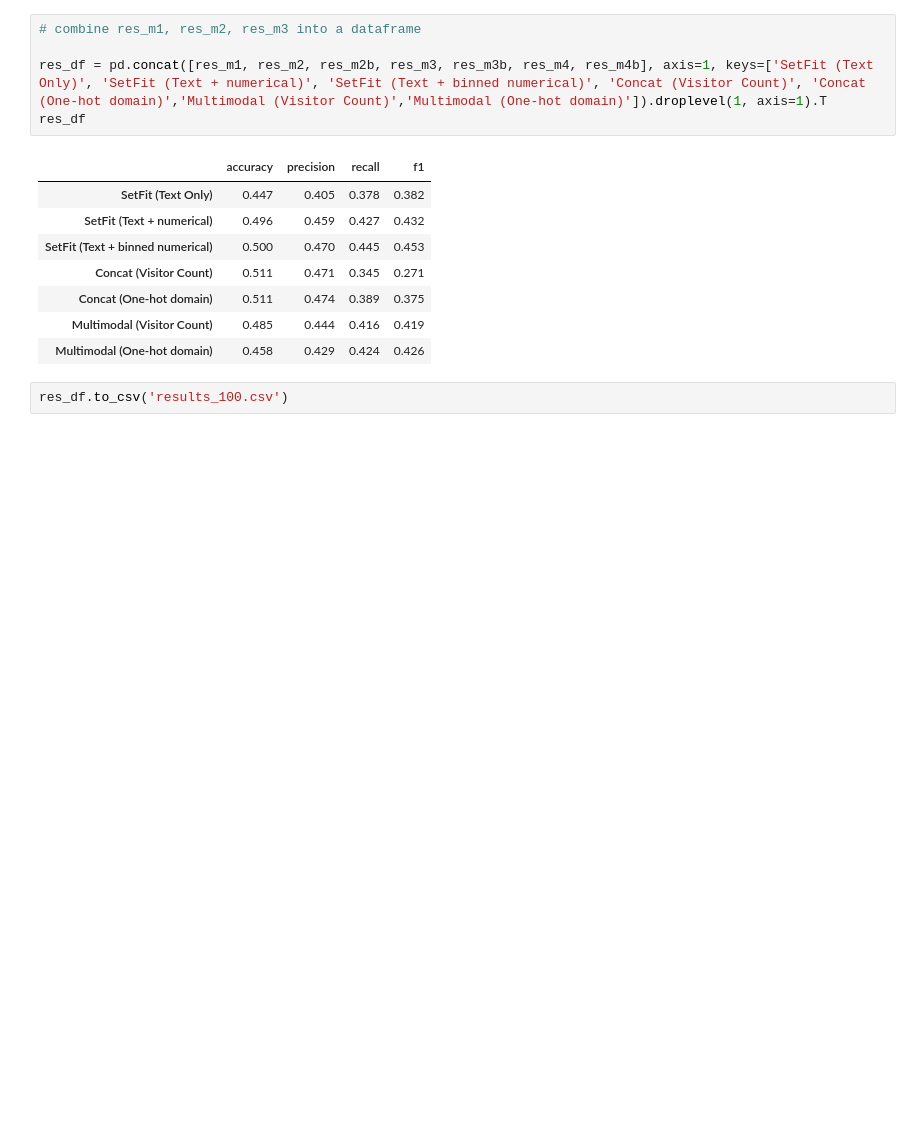
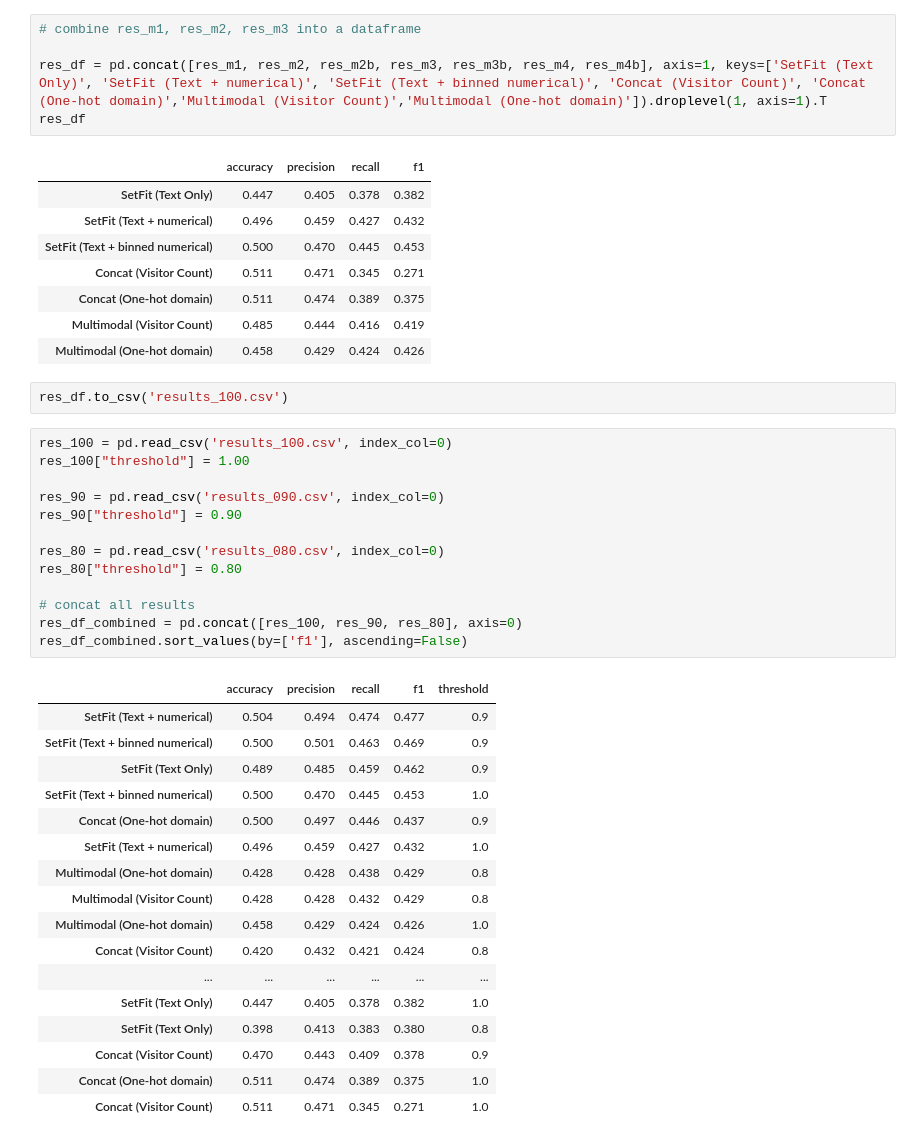
Before and after one commit to xeonkai/news_matching, a Jupyter notebook: traction-analytics/traction_analytics.ipynb, the cells around one changed output. Drawn from its saved outputs; the diff is of its cells as text; blank space fills up the shorter version.

Commit message:
combined results

```diff
--- a/traction-analytics/traction_analytics.ipynb
+++ b/traction-analytics/traction_analytics.ipynb
@@ -1975,3 +1975,34 @@ res_df
 | Multimodal (One-hot domain) | 0.458 | 0.429 | 0.424 | 0.426 |
 # %%
 res_df.to_csv('results_100.csv')
+# %%
+res_100 = pd.read_csv('results_100.csv', index_col=0)
+res_100["threshold"] = 1.00
+
+res_90 = pd.read_csv('results_090.csv', index_col=0)
+res_90["threshold"] = 0.90
+
+res_80 = pd.read_csv('results_080.csv', index_col=0)
+res_80["threshold"] = 0.80
+
+# concat all results
+res_df_combined = pd.concat([res_100, res_90, res_80], axis=0)
+res_df_combined.sort_values(by=['f1'], ascending=False)
+# %% [output]
+|  | accuracy | precision | recall | f1 | threshold |
+| SetFit (Text + numerical) | 0.504 | 0.494 | 0.474 | 0.477 | 0.9 |
+| SetFit (Text + binned numerical) | 0.500 | 0.501 | 0.463 | 0.469 | 0.9 |
+| SetFit (Text Only) | 0.489 | 0.485 | 0.459 | 0.462 | 0.9 |
+| SetFit (Text + binned numerical) | 0.500 | 0.470 | 0.445 | 0.453 | 1.0 |
+| Concat (One-hot domain) | 0.500 | 0.497 | 0.446 | 0.437 | 0.9 |
+| SetFit (Text + numerical) | 0.496 | 0.459 | 0.427 | 0.432 | 1.0 |
+| Multimodal (One-hot domain) | 0.428 | 0.428 | 0.438 | 0.429 | 0.8 |
+| Multimodal (Visitor Count) | 0.428 | 0.428 | 0.432 | 0.429 | 0.8 |
+| Multimodal (One-hot domain) | 0.458 | 0.429 | 0.424 | 0.426 | 1.0 |
+| Concat (Visitor Count) | 0.420 | 0.432 | 0.421 | 0.424 | 0.8 |
+| ... | ... | ... | ... | ... | ... |
+| SetFit (Text Only) | 0.447 | 0.405 | 0.378 | 0.382 | 1.0 |
+| SetFit (Text Only) | 0.398 | 0.413 | 0.383 | 0.380 | 0.8 |
+| Concat (Visitor Count) | 0.470 | 0.443 | 0.409 | 0.378 | 0.9 |
+| Concat (One-hot domain) | 0.511 | 0.474 | 0.389 | 0.375 | 1.0 |
+| Concat (Visitor Count) | 0.511 | 0.471 | 0.345 | 0.271 | 1.0 |
```
